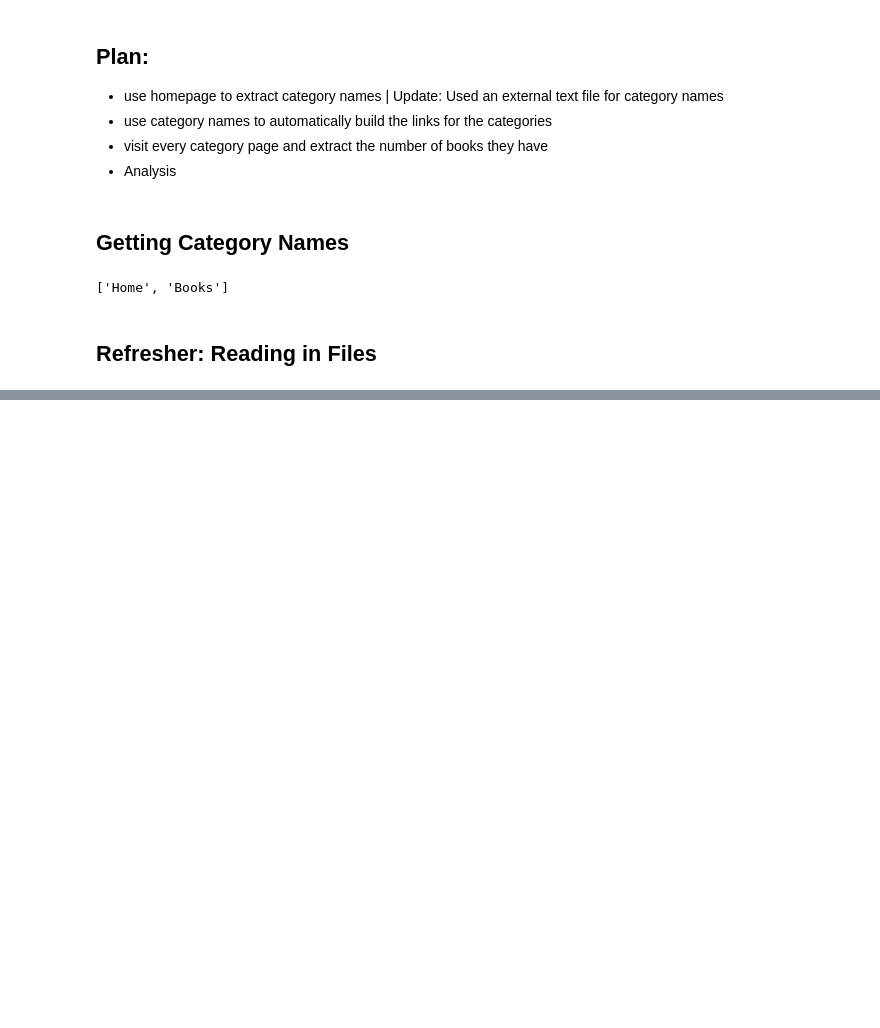
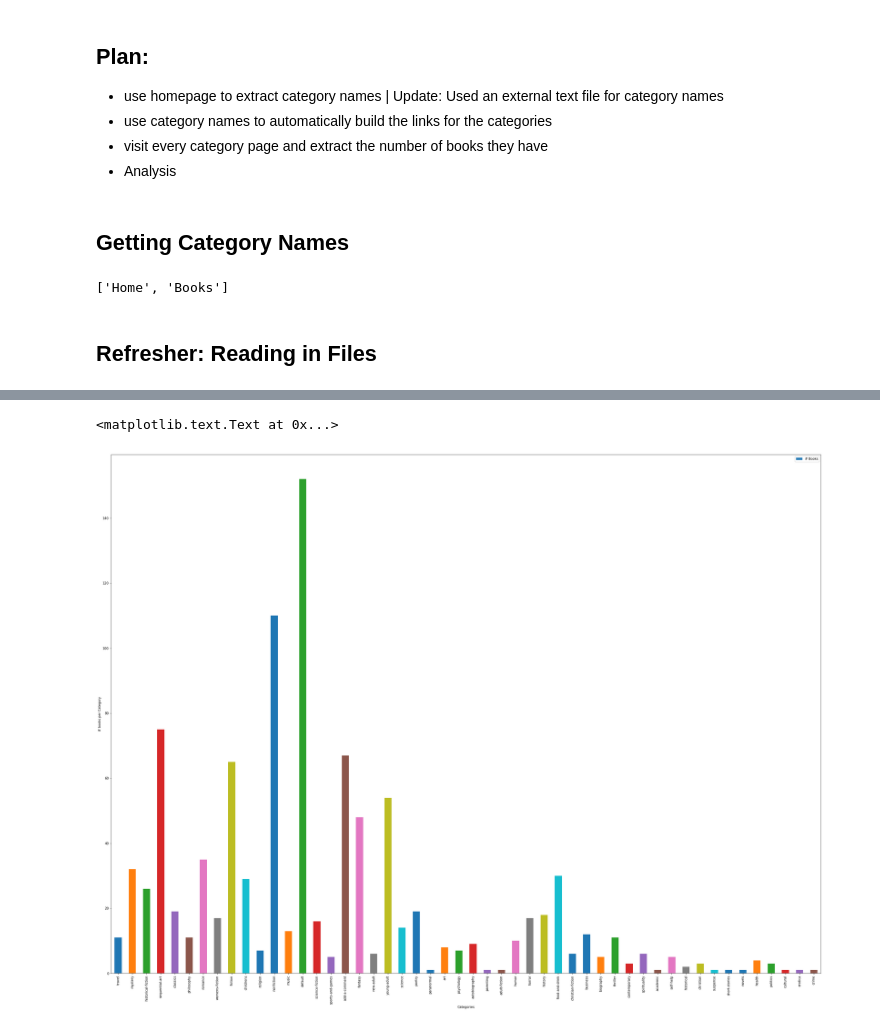
Before and after one commit to ad002/Webscraper, a Jupyter notebook: 02_booksPerCategory.ipynb, the cells around one changed output, grey strips where cells are left out. Saved outputs shown, nothing was run; the diff lists cells and outputs as text; code cells hidden in the pictures; blank space fills up the shorter version.

```diff
--- a/02_booksPerCategory.ipynb
+++ b/02_booksPerCategory.ipynb
@@ -106,0 +267,7 @@ len(categories)
+# %%
+ax = df.plot(kind='bar', x='Category', y='# Books', figsize=(40,30));
+ax.set_xlabel('Categories')
+ax.set_ylabel('# books per Category')
+# %% [output]
+<matplotlib.text.Text at 0x...>
+[figure, added]
```
Also changed, not shown: parts of 32 cells of this notebook.
